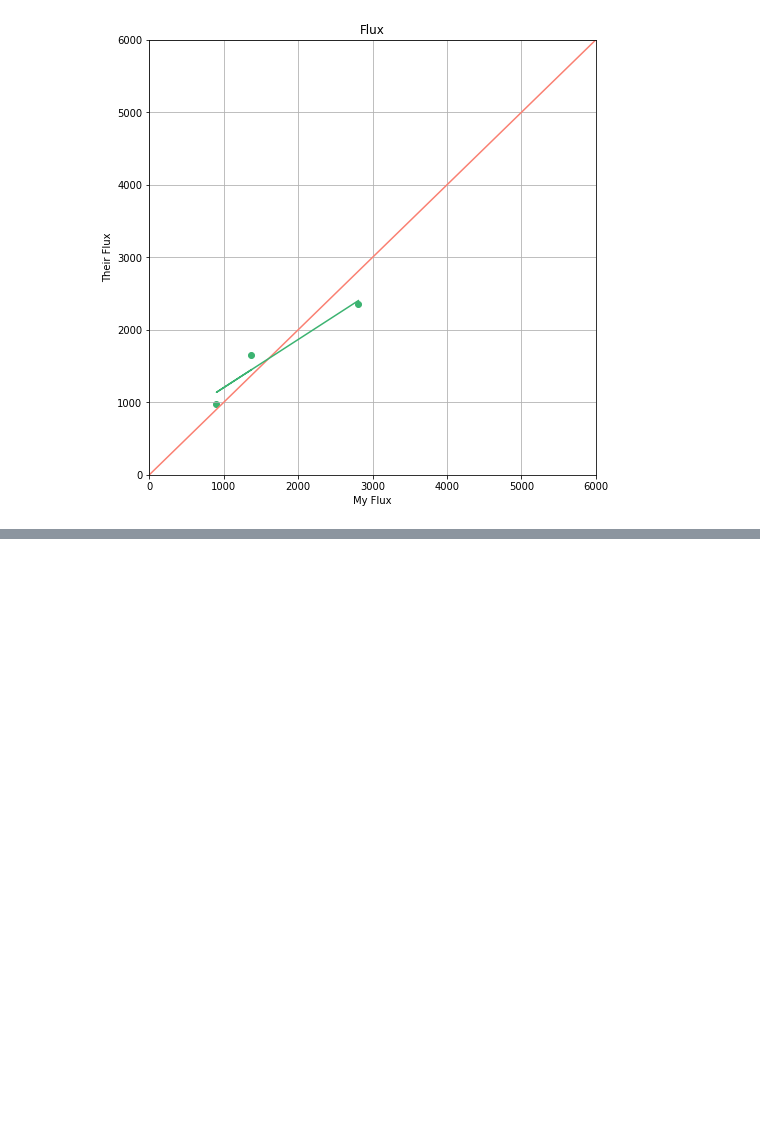
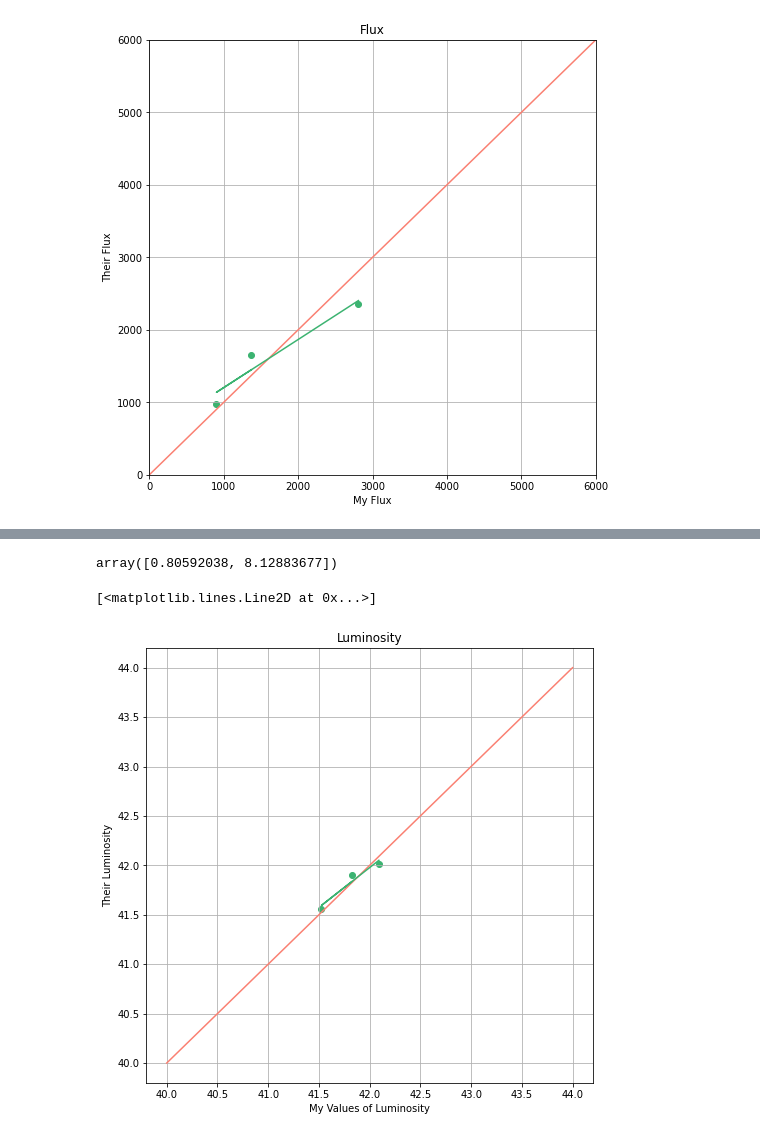
Before and after one commit to Natacha-U/Snr-Prj, a Jupyter notebook: Notebooks/H-Alpha/outliers_result.ipynb, the cells around one changed output, grey strips where cells are left out. Saved outputs shown, nothing was run; the diff lists cells and outputs as text; code cells hidden in the pictures; blank space fills up the shorter version.

Commit message:
added luminosity graph

```diff
--- a/Notebooks/H-Alpha/outliers_result.ipynb
+++ b/Notebooks/H-Alpha/outliers_result.ipynb
@@ -98,0 +103,6 @@ plt.plot(ha_table_1['flux'], (res[0]*ha_table_1['flux'])+res[1], color = 'medium
+# %%
+csv_input = pd.read_csv('outlier.csv')
+csv_input['Their Lum'] = their_lum
+csv_input.to_csv('outlier.csv', index=False)
+ha_table_1 = pd.read_csv('outlier.csv')
+ha_table_1
@@ -98,0 +114,20 @@ plt.plot(ha_table_1['flux'], (res[0]*ha_table_1['flux'])+res[1], color = 'medium
+# %%
+res2 = np.polyfit(np.log10(ha_table_1['L erg/s']), np.log10(ha_table_1['Their Lum']),1)
+res2
+# %% [output]
+array([0.80592038, 8.12883677])
+# %%
+plt.figure(figsize = (8,8))
+plt.grid()
+# plt.xlim(350,650)
+# plt.ylim(350,650)
+plt.xlabel('My Values of Luminosity')
+plt.ylabel('Their Luminosity')
+plt.title('Luminosity')
+plt.plot([40,44], [40,44], color = 'salmon')
+plt.scatter(np.log10(ha_table_1['L erg/s']), np.log10(ha_table_1['Their Lum']), color = 'mediumseagreen')
+plt.plot(np.log10(ha_table_1['L erg/s']), (res2[0]*np.log10(ha_table_1['L erg/s'])) + res2[1],
+        color = 'mediumseagreen')
+# %% [output]
+[<matplotlib.lines.Line2D at 0x...>]
+[figure, added]
```
Also changed, not shown: parts of 2 cells of this notebook.
